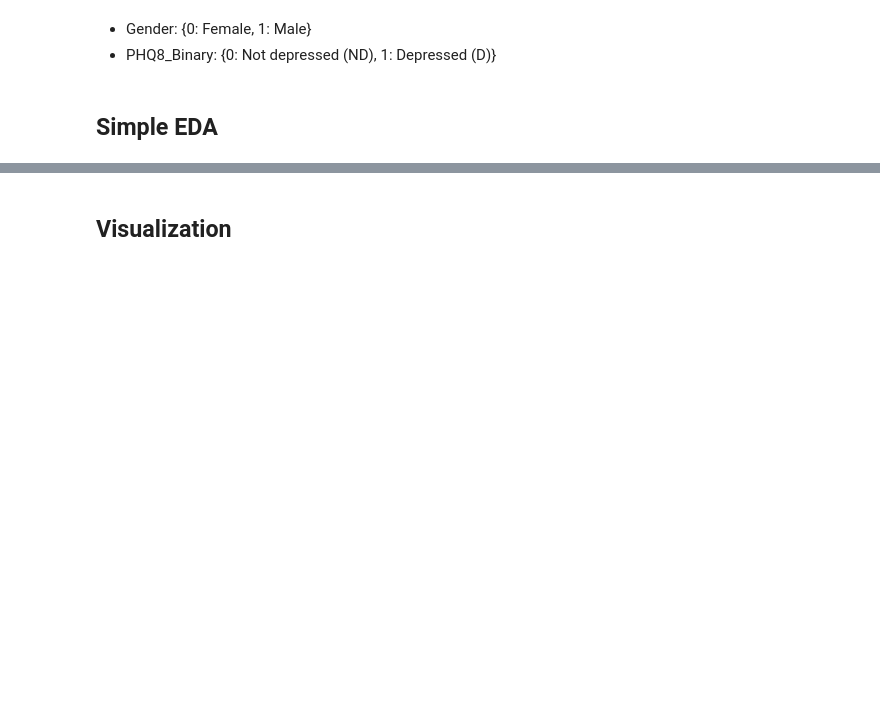
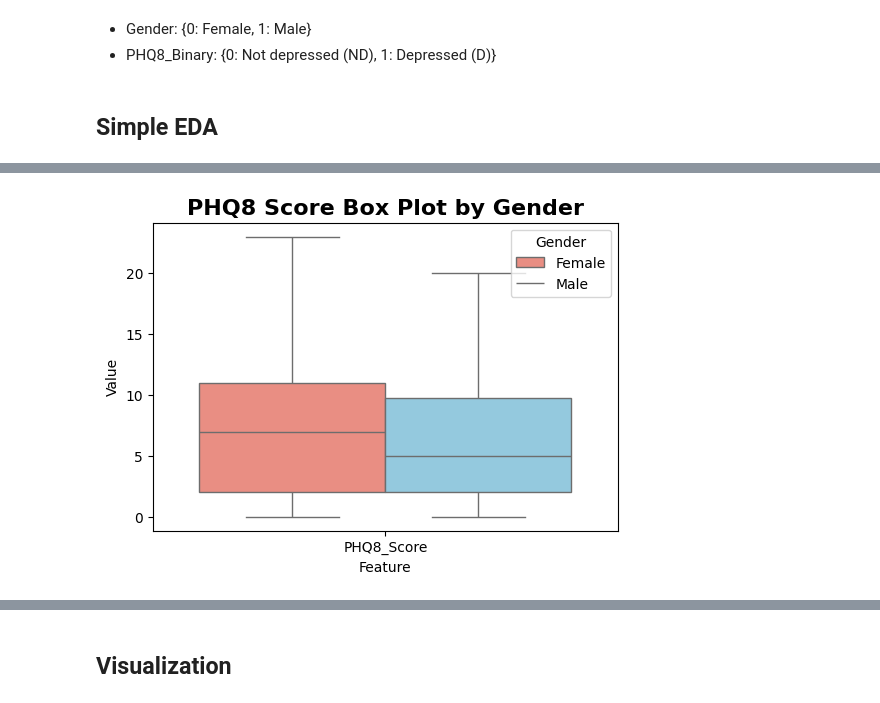
Before and after one commit to gn0219/daic-woz, a Jupyter notebook: eda.ipynb, the cells around one changed output, grey strips where cells are left out. Drawn from its saved outputs; the diff is of its cells as text; code cells hidden in the pictures; blank space fills up the shorter version.

```diff
--- a/eda.ipynb
+++ b/eda.ipynb
@@ -267,3 +252,13 @@ plt.show()
+# %%
+plt.figure(figsize=(6, 4))
+melted_data = df.melt(id_vars='Gender', value_vars=['PHQ8_Score'], var_name="Feature", value_name="Value")
+sns.boxplot(data=melted_data, x="Feature", y="Value", hue='Gender', palette=['salmon', 'skyblue'])
+
+plt.title("PHQ8 Score Box Plot by Gender", fontsize=16, fontweight='bold')
+plt.legend(title="Gender", labels=["Female", "Male"], fontsize=10)  # 0: Female, 1: Male
+plt.show()
+# %% [output]
+[figure, added]
 # %%
 import seaborn as sns
 import matplotlib.pyplot as plt
```
Also changed, not shown: parts of 10 cells of this notebook.
